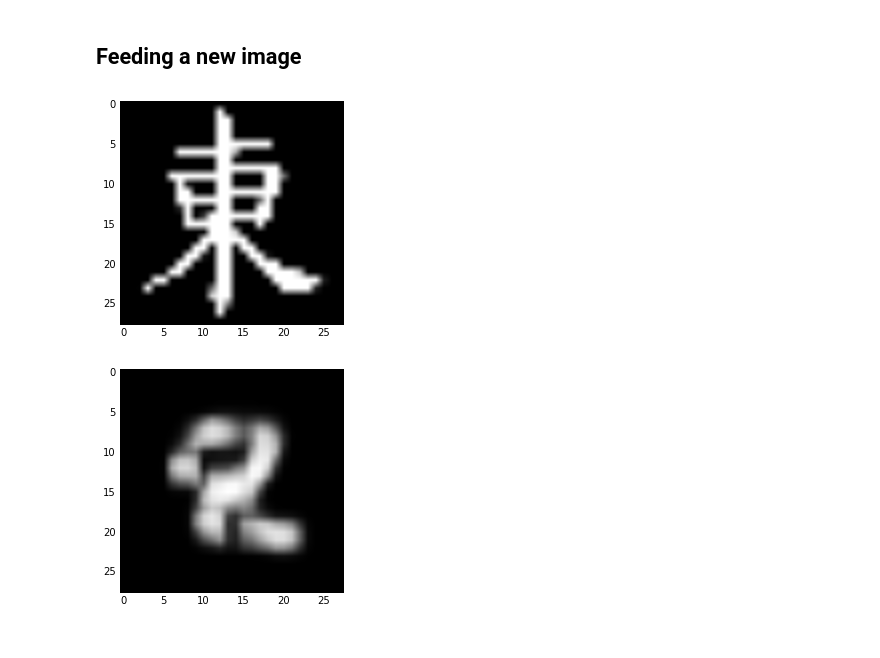
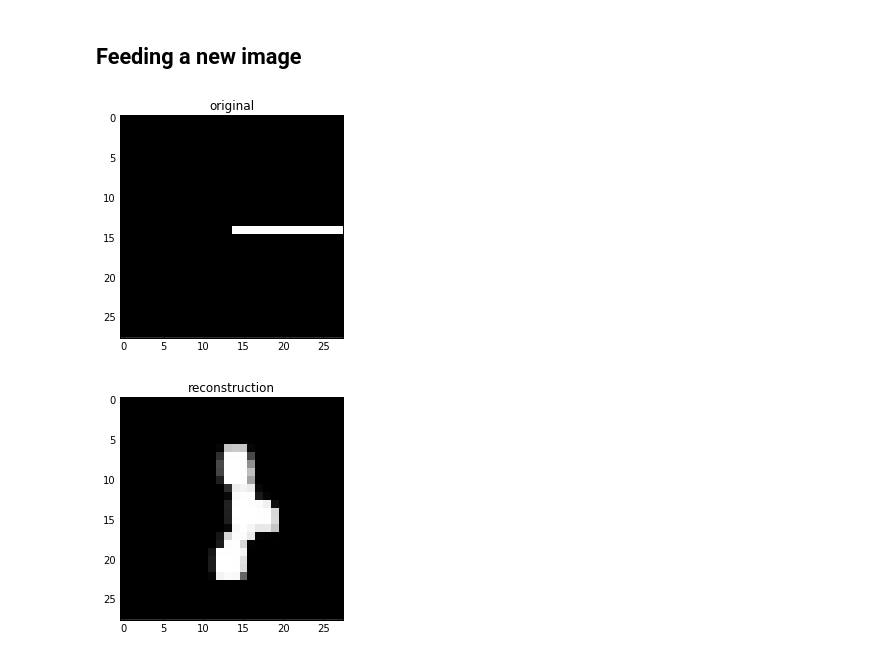
Before and after one commit to mehdidc/feature_generation, a Jupyter notebook: ipynb/brush_stroke_interactive.ipynb, the cells around one changed output. Saved outputs shown, nothing was run; the diff lists cells and outputs as text; code cells hidden in the pictures.

```diff
--- a/ipynb/brush_stroke_interactive.ipynb
+++ b/ipynb/brush_stroke_interactive.ipynb
@@ -99,8 +107,10 @@ def disp_grid(imgs):
 # 4) ../jobs/results/88b68a0c06bfb0a837cf7c0b77fe7eb9/model.pkl
 # 5) ../jobs/results/9c70a6ee9340c85b398a31f7d16be962/model.pkl
 # 6) ../jobs/results/bc8b5c4156561f4f09685874d52ba20e/model.pkl
-# 7) ../jobs/results/a50c86acf5a2875dda6e1ac5b8d462c1/model.pklf
-model, data, layers, w, h, c = load_model('../jobs/results/68fa4141b9f970f6bde95da53b8e54fe/model.pkl')
+# 7) ../jobs/results/a50c86acf5a2875dda6e1ac5b8d462c1/model.pkl
+# 8) ../training/brush9/model.pkl
+model, data, layers, w, h, c = load_model('../training/brush9/model.pkl',
+                                          kw_load_data={'include_test': True})
 # %% [output]
 Loading data...
 INFO:tasks:Loading data...
@@ -193,20 +200,30 @@ ffmpeg -framerate 8 -i img%08d.png -c:v libx264 -r 8 -pix_fmt yuv420p /home/mche
 # %% [markdown]
 ## Feeding a new image
 # %%
-img = imread('4Tbx4rALc.jpeg')
+"""
+img = imread('FhLczFl3.jpeg')
 img = img[:, :, 0]
-img = resize(img, (28, 28), preserve_range=True)
-
+img = resize(img, (w, h), preserve_range=True)
 img = img.astype(np.float32)
 img /= 255.
 img = 1 - img
+"""
 
-dt = np.empty((1, 1, w, h), dtype='float32') # (nb_examples, color, w, h)
-dt[0, 0] = img
-plt.imshow(dt[0, 0], cmap='gray')
+img = data.X[1].reshape((w, h))
+dt = np.zeros((1, 1, img.shape[0], img.shape[1]), dtype='float32') # (nb_examples, color, w, h)
+#dt[0, 0] = img
+dt[0, 0, 14:15, 14:28]=1
+
+rec = dt.copy()
+for i in range(1):
+    rec = reconstruct(rec)
+
+plt.imshow(dt[0, 0], cmap='gray', interpolation='none')
+plt.title('original')
 plt.show()
-plt.imshow(reconstruct(dt)[0, 0], cmap='gray')
+plt.imshow(rec[0, 0], cmap='gray', interpolation='none')
+plt.title('reconstruction')
 plt.show()
 # %% [output]
-[figure, old version]
+[figure, new version]
-[figure, old version]
+[figure, new version]
```
Also changed, not shown: parts of 7 cells of this notebook, 2 other files.
